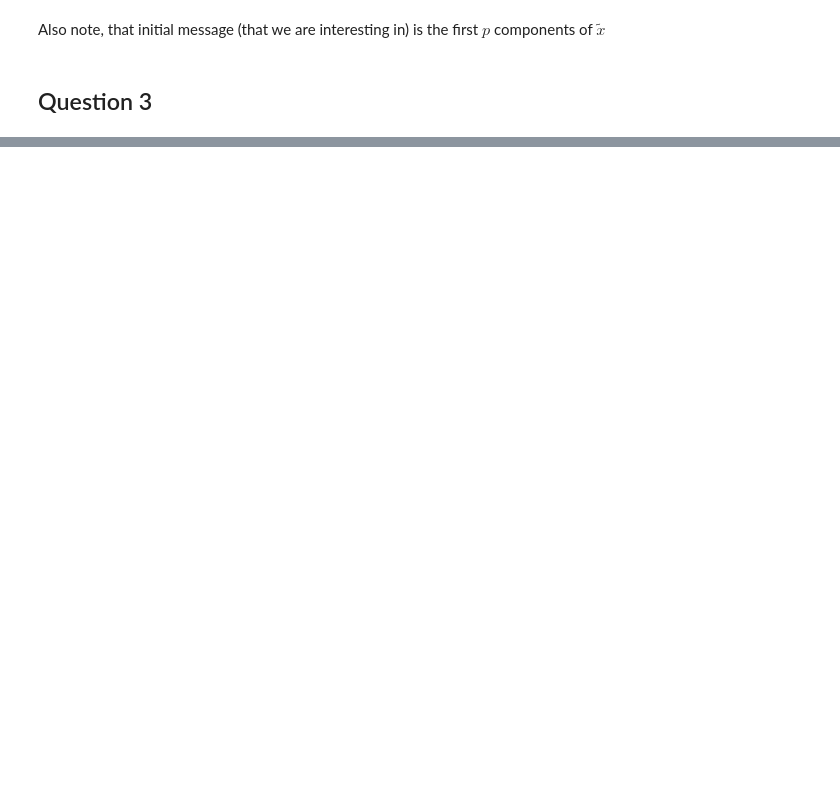
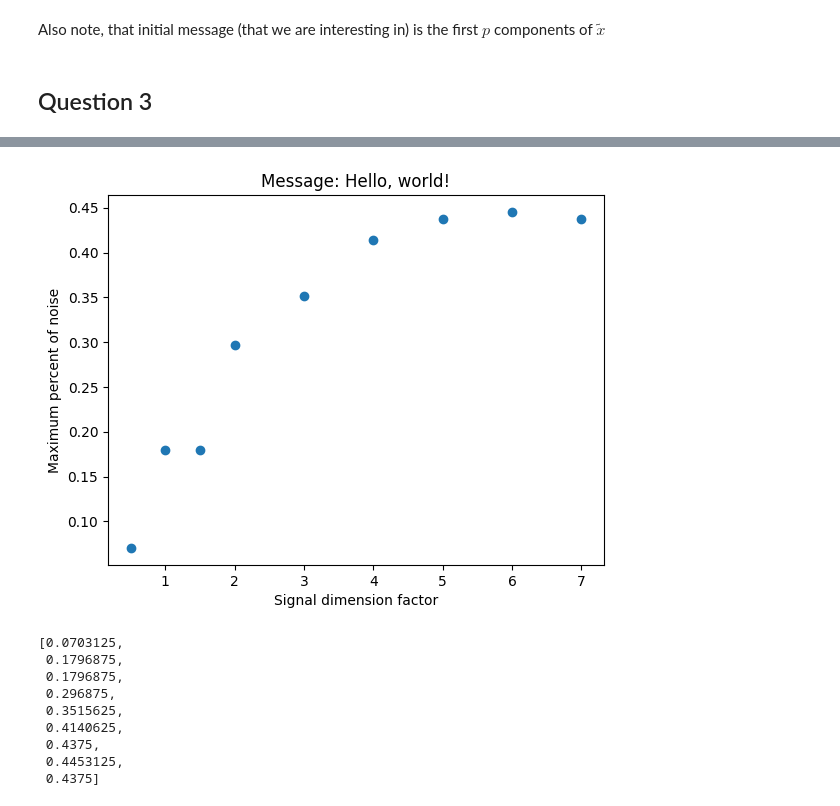
Before and after one commit to dsomni/optimization-f24, a Jupyter notebook: solution.ipynb, the cells around one changed output, grey strips where cells are left out. Cells and saved outputs as stored; diff of their text form; code cells hidden in the pictures; blank space fills up the shorter version.

```diff
--- a/solution.ipynb
+++ b/solution.ipynb
@@ -307,0 +519,13 @@ The recovered message is:
+# %%
+plot_signal_dim_factors("Hello, world!", [0.5, 1, 1.5, *range(2, 8)], seed=420)
+# %% [output]
+[figure, added]
+[0.0703125,
+ 0.1796875,
+ 0.1796875,
+ 0.296875,
+ 0.3515625,
+ 0.4140625,
+ 0.4375,
+ 0.4453125,
+ 0.4375]
```
Also changed, not shown: parts of 28 cells of this notebook, 1 other file.
